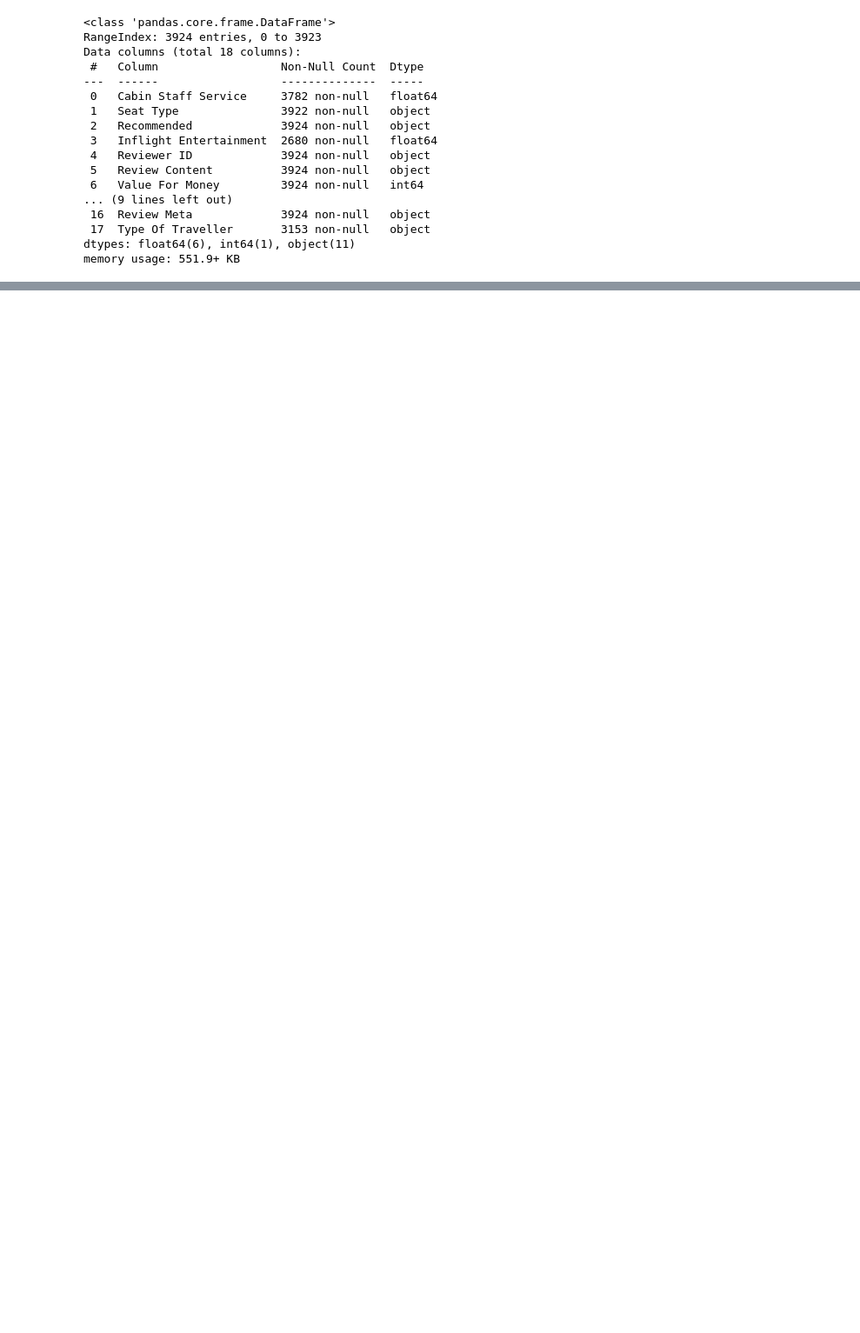
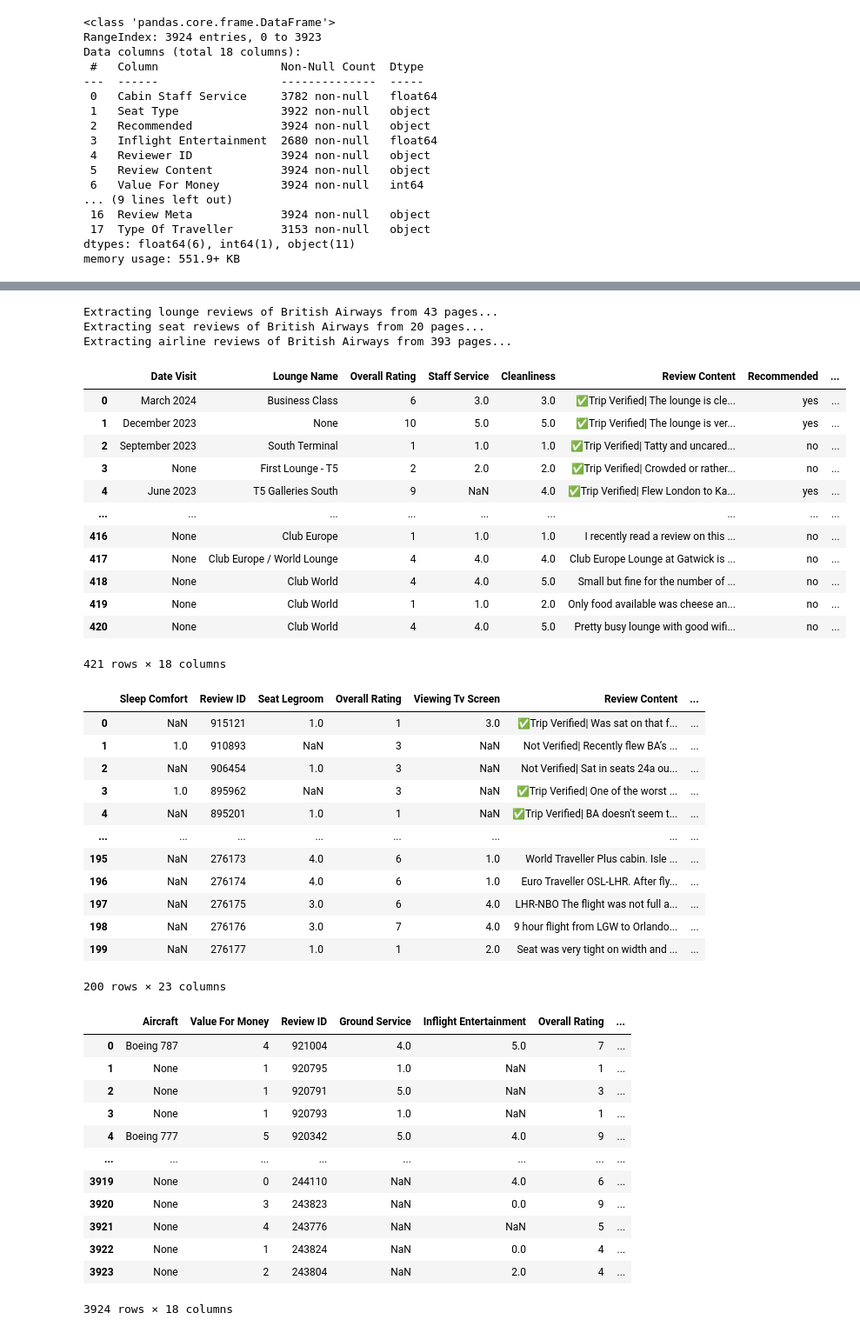
Before and after one commit to yashj1301/airlines-reviews-analysis, a Jupyter notebook: notebooks/British Airways Customer Sentiment Analysis.ipynb, the cells around one changed output, grey strips where cells are left out. Shown at 87% size. Cells and saved outputs as stored; diff of their text form; code cells hidden in the pictures; blank space fills up the shorter version.

```diff
--- a/notebooks/British Airways Customer Sentiment Analysis.ipynb
+++ b/notebooks/British Airways Customer Sentiment Analysis.ipynb
@@ -519,0 +416,55 @@ memory usage: 551.9+ KB
+# %%
+# Scrape all reviews dynamically
+lounge_reviews = asyncio.get_event_loop().run_until_complete(scrape_all_reviews('lounge','British Airways'))
+seat_reviews = asyncio.get_event_loop().run_until_complete(scrape_all_reviews('seat','British Airways'))
+airline_reviews = asyncio.get_event_loop().run_until_complete(scrape_all_reviews())
+
+# Display the DataFrames
+display(
+    lounge_reviews,
+    seat_reviews,
+    airline_reviews
+)
+# %% [output]
+Extracting lounge reviews of British Airways from 43 pages...
+Extracting seat reviews of British Airways from 20 pages...
+Extracting airline reviews of British Airways from 393 pages...
+|  | Date Visit | Lounge Name | Overall Rating | Staff Service | Cleanliness | Review Content | Recommended | ... |
+| 0 | March 2024 | Business Class | 6 | 3.0 | 3.0 | ✅Trip Verified| The lounge is cle... | yes | ... |
+| 1 | December 2023 | None | 10 | 5.0 | 5.0 | ✅Trip Verified| The lounge is ver... | yes | ... |
+| 2 | September 2023 | South Terminal | 1 | 1.0 | 1.0 | ✅Trip Verified| Tatty and uncared... | no | ... |
+| 3 | None | First Lounge - T5 | 2 | 2.0 | 2.0 | ✅Trip Verified| Crowded or rather... | no | ... |
+| 4 | June 2023 | T5 Galleries South | 9 | NaN | 4.0 | ✅Trip Verified| Flew London to Ka... | yes | ... |
+| ... | ... | ... | ... | ... | ... | ... | ... | ... |
+| 416 | None | Club Europe | 1 | 1.0 | 1.0 | I recently read a review on this ... | no | ... |
+| 417 | None | Club Europe / World Lounge | 4 | 4.0 | 4.0 | Club Europe Lounge at Gatwick is ... | no | ... |
+| 418 | None | Club World | 4 | 4.0 | 5.0 | Small but fine for the number of ... | no | ... |
+| 419 | None | Club World | 1 | 1.0 | 2.0 | Only food available was cheese an... | no | ... |
+| 420 | None | Club World | 4 | 4.0 | 5.0 | Pretty busy lounge with good wifi... | no | ... |
+421 rows × 18 columns
+|  | Sleep Comfort | Review ID | Seat Legroom | Overall Rating | Viewing Tv Screen | Review Content | ... |
+| 0 | NaN | 915121 | 1.0 | 1 | 3.0 | ✅Trip Verified| Was sat on that f... | ... |
+| 1 | 1.0 | 910893 | NaN | 3 | NaN | Not Verified| Recently flew BA’s ... | ... |
+| 2 | NaN | 906454 | 1.0 | 3 | NaN | Not Verified| Sat in seats 24a ou... | ... |
+| 3 | 1.0 | 895962 | NaN | 3 | NaN | ✅Trip Verified| One of the worst ... | ... |
+| 4 | NaN | 895201 | 1.0 | 1 | NaN | ✅Trip Verified| BA doesn't seem t... | ... |
+| ... | ... | ... | ... | ... | ... | ... | ... |
+| 195 | NaN | 276173 | 4.0 | 6 | 1.0 | World Traveller Plus cabin. Isle ... | ... |
+| 196 | NaN | 276174 | 4.0 | 6 | 1.0 | Euro Traveller OSL-LHR. After fly... | ... |
+| 197 | NaN | 276175 | 3.0 | 6 | 4.0 | LHR-NBO The flight was not full a... | ... |
+| 198 | NaN | 276176 | 3.0 | 7 | 4.0 | 9 hour flight from LGW to Orlando... | ... |
+| 199 | NaN | 276177 | 1.0 | 1 | 2.0 | Seat was very tight on width and ... | ... |
+200 rows × 23 columns
+|  | Aircraft | Value For Money | Review ID | Ground Service | Inflight Entertainment | Overall Rating | ... |
+| 0 | Boeing 787 | 4 | 921004 | 4.0 | 5.0 | 7 | ... |
+| 1 | None | 1 | 920795 | 1.0 | NaN | 1 | ... |
+| 2 | None | 1 | 920791 | 5.0 | NaN | 3 | ... |
+| 3 | None | 1 | 920793 | 1.0 | NaN | 1 | ... |
+| 4 | Boeing 777 | 5 | 920342 | 5.0 | 4.0 | 9 | ... |
+| ... | ... | ... | ... | ... | ... | ... | ... |
+| 3919 | None | 0 | 244110 | NaN | 4.0 | 6 | ... |
+| 3920 | None | 3 | 243823 | NaN | 0.0 | 9 | ... |
+| 3921 | None | 4 | 243776 | NaN | NaN | 5 | ... |
+| 3922 | None | 1 | 243824 | NaN | 0.0 | 4 | ... |
+| 3923 | None | 2 | 243804 | NaN | 2.0 | 4 | ... |
+3924 rows × 18 columns
```
Also changed, not shown: parts of 42 cells of this notebook, 1 other file.
